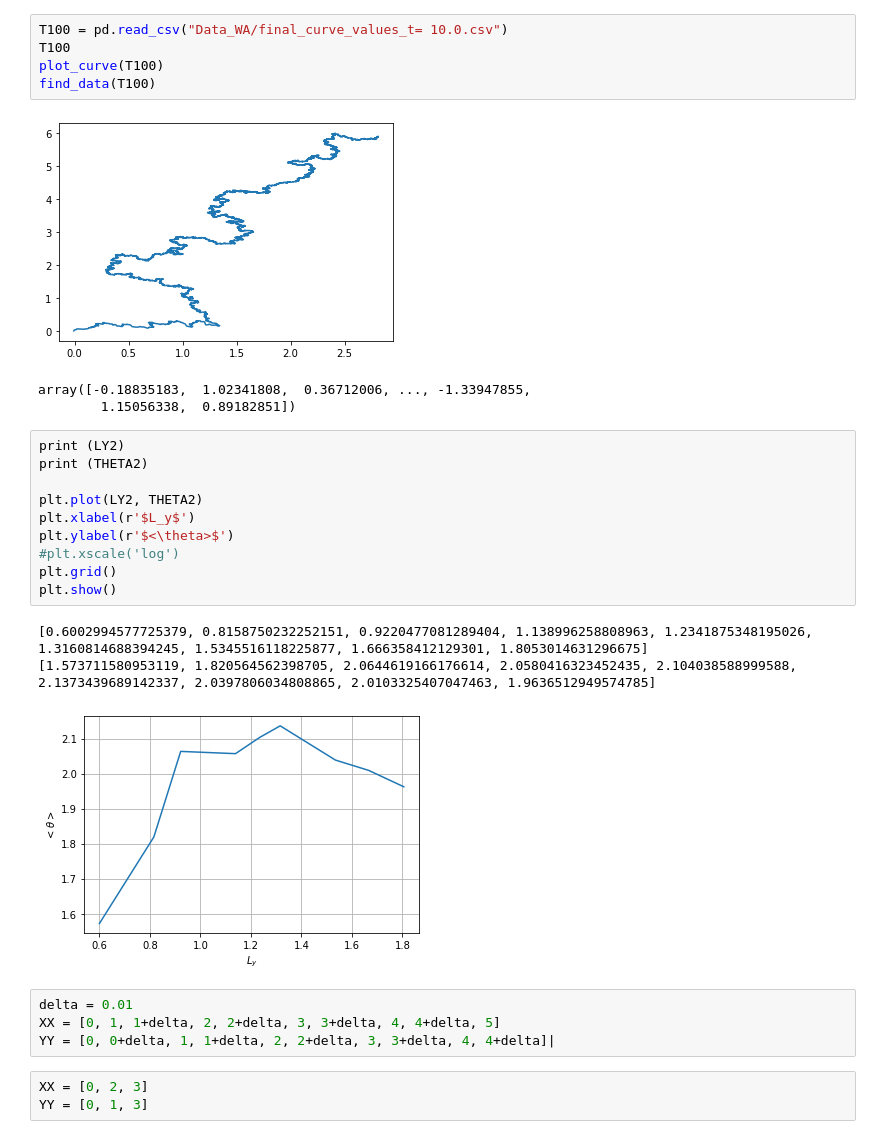
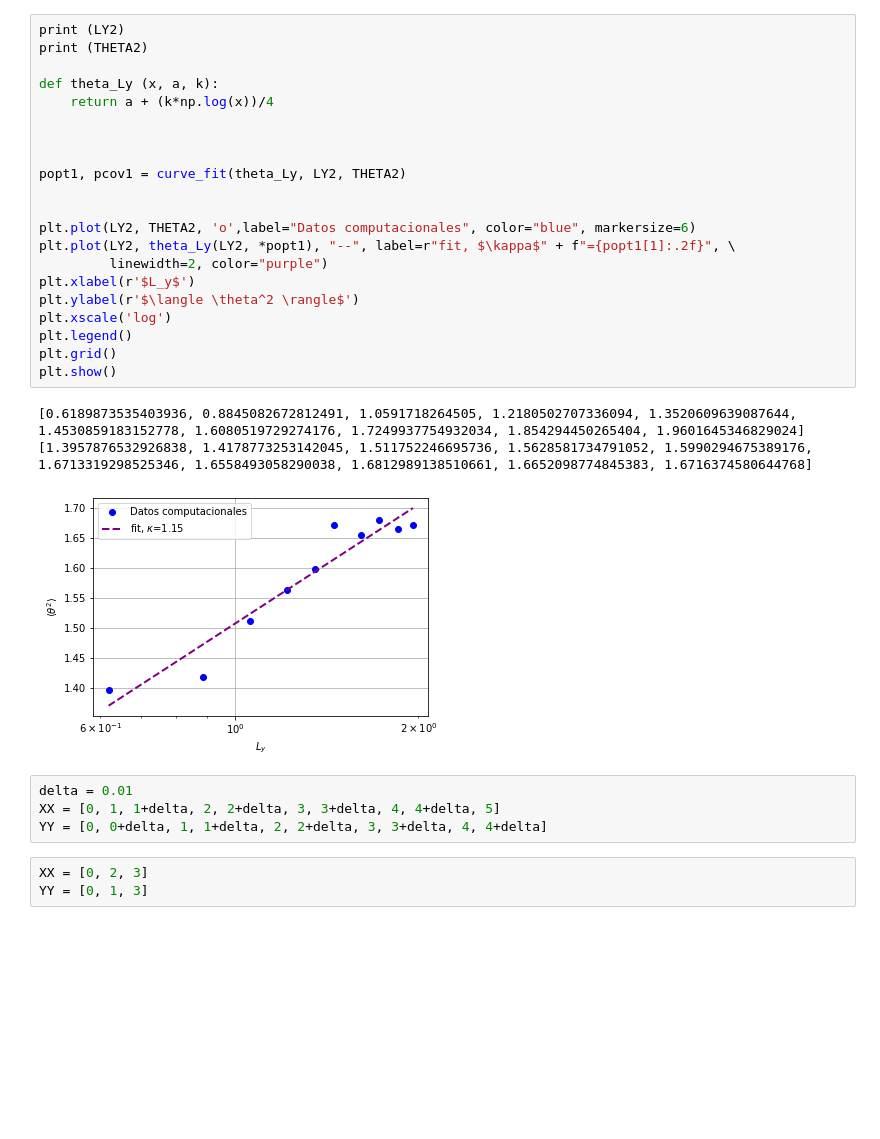
Before and after one commit to CamiloFajardo2021/Statistical_mechanics-project, a Jupyter notebook: angle.ipynb, the cells around one changed output. Saved outputs shown, nothing was run; the diff lists cells and outputs as text; blank space fills up the shorter version.

```diff
--- a/angle.ipynb
+++ b/angle.ipynb
@@ -192,30 +257,32 @@ array([ 0.2043679 ,  1.44832764,  0.73292151, ..., -1.61908519,
-# %%
-T100 = pd.read_csv("Data_WA/final_curve_values_t= 10.0.csv")
-T100
-plot_curve(T100)
-find_data(T100)
-# %% [output]
-[figure, removed]
-array([-0.18835183,  1.02341808,  0.36712006, ..., -1.33947855,
-        1.15056338,  0.89182851])
 # %%
 print (LY2)
 print (THETA2)
 
-plt.plot(LY2, THETA2)
+def theta_Ly (x, a, k):
+    return a + (k*np.log(x))/4
+
+
+
+popt1, pcov1 = curve_fit(theta_Ly, LY2, THETA2)
+
+
+plt.plot(LY2, THETA2, 'o',label="Datos computacionales", color="blue", markersize=6)
+plt.plot(LY2, theta_Ly(LY2, *popt1), "--", label=r"fit, $\kappa$" + f"={popt1[1]:.2f}", \
+         linewidth=2, color="purple")
 plt.xlabel(r'$L_y$')
-plt.ylabel(r'$<\theta>$')
-#plt.xscale('log')
+plt.ylabel(r'$\langle \theta^2 \rangle$')
+plt.xscale('log')
+plt.legend()
 plt.grid()
 plt.show()
 # %% [output]
-[0.6002994577725379, 0.8158750232252151, 0.9220477081289404, 1.138996258808963, 1.2341875348195026, 1.3160814688394245, 1.5345516118225877, 1.666358412129301, 1.8053014631296675]
-[1.573711580953119, 1.820564562398705, 2.0644619166176614, 2.0580416323452435, 2.104038588999588, 2.1373439689142337, 2.0397806034808865, 2.0103325407047463, 1.9636512949574785]
+[0.6189873535403936, 0.8845082672812491, 1.0591718264505, 1.2180502707336094, 1.3520609639087644, 1.4530859183152778, 1.6080519729274176, 1.7249937754932034, 1.854294450265404, 1.9601645346829024]
+[1.3957876532926838, 1.4178773253142045, 1.511752246695736, 1.5628581734791052, 1.5990294675389176, 1.6713319298525346, 1.6558493058290038, 1.6812989138510661, 1.6652098774845383, 1.6716374580644768]
-[figure, old version]
+[figure, new version]
 # %%
 delta = 0.01
 XX = [0, 1, 1+delta, 2, 2+delta, 3, 3+delta, 4, 4+delta, 5]
-YY = [0, 0+delta, 1, 1+delta, 2, 2+delta, 3, 3+delta, 4, 4+delta]|
+YY = [0, 0+delta, 1, 1+delta, 2, 2+delta, 3, 3+delta, 4, 4+delta]
 # %%
 XX = [0, 2, 3]
 YY = [0, 1, 3]
```
Also changed, not shown: parts of 19 cells of this notebook.
